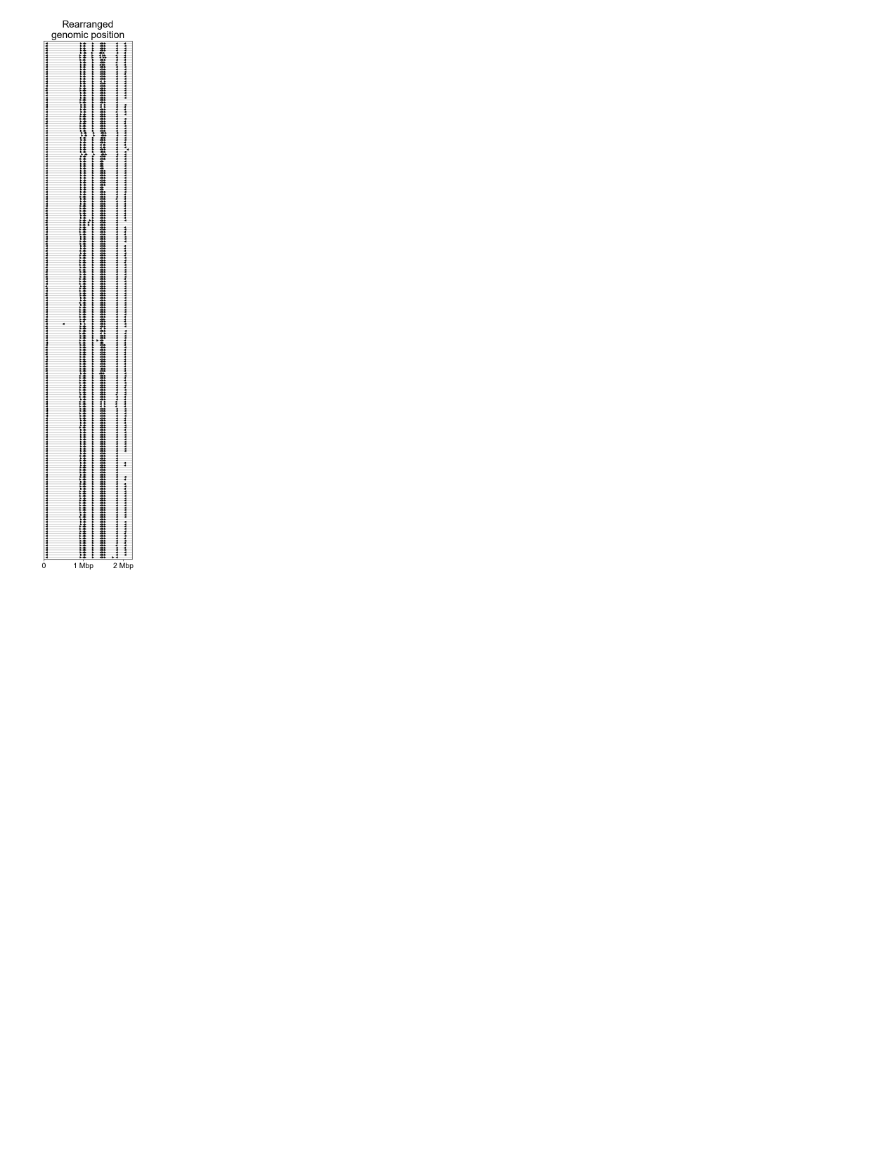
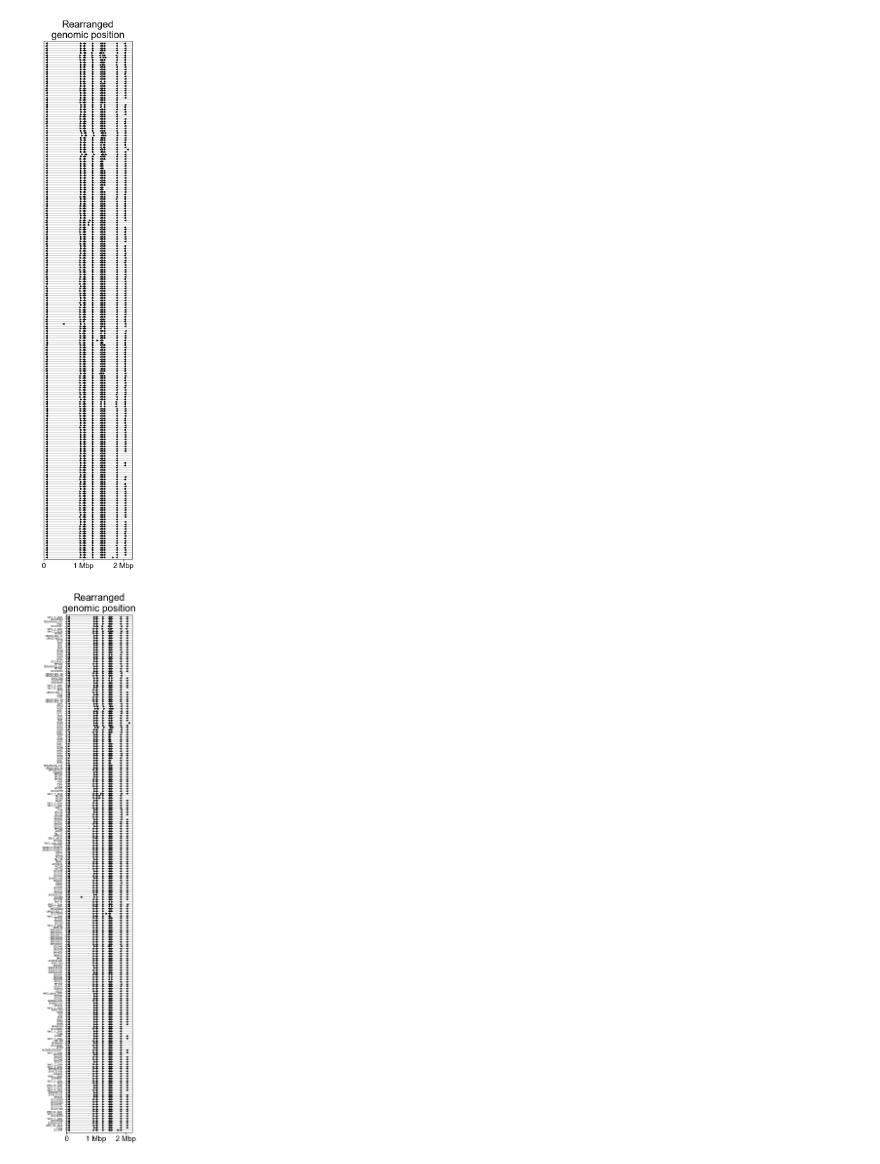
Before and after one commit to qinqin-yu/gonococcus_opa_diversity, a Jupyter notebook: opa_diversity_snakemake/workflow/notebooks/phylogeny_annotations.ipynb, the cells around one changed output. Saved outputs shown, nothing was run; the diff lists cells and outputs as text; code cells hidden in the pictures; blank space fills up the shorter version.

Commit message:
looking more closely at genomic rearrangements in closely related isolates

```diff
--- a/opa_diversity_snakemake/workflow/notebooks/phylogeny_annotations.ipynb
+++ b/opa_diversity_snakemake/workflow/notebooks/phylogeny_annotations.ipynb
@@ -92,3 +92,37 @@ plt.savefig('../../figures/loci/opa_location_reordered.pdf')
 plt.show()
 # %% [output]
 [figure]
+# %%
+# Plot rearranged genomic position including isolate names to investigate genomic rearrangements in closely related isolates
+i = 0
+colors = ['#5fb49c', '#4a5899']#['#ad6a6c', '#4a5899']
+plt.figure(figsize = (3, 16), frameon = False)
+yticks = []
+for strain in strain_order:
+    df = metadata[metadata['strain']==strain]
+    for strand, df2 in df.groupby('strand_flipped'):
+        plt.plot([0, 2.219*10**6], [i,i], color = 'lightgrey')
+        if strand == 1:
+            plt.scatter(df2['start_reordered_flipped'], [i]*len(df2), color = 'k', marker = '>', s = 10, zorder = 20, alpha = 1)
+        if strand == -1:
+            plt.scatter(df2['start_reordered_flipped'], [i]*len(df2), color = 'k', marker = '<', s = 10, zorder = 20, alpha = 1)
+    yticks.append(i)
+    i+=1
+# plus_patch = mpatches.Patch(color=colors[0], label='forward strand')
+# minus_patch = mpatches.Patch(color=colors[1], label='reverse strand')
+plt.xlim([0, 2.219*10**6])
+plt.ylim([-1, i])
+plt.xticks([0, 10**6, 2*10**6], ['0', '1 Mbp', '2 Mbp'], fontsize = 15)
+plt.yticks(ticks=yticks, labels=strain_order, fontsize = 5)
+# plt.yticks([])
+# plt.xlabel('Rearranged\ngenomic position', fontsize = 20)
+# plt.legend(handles=[plus_patch, minus_patch], loc = (1.01, 0.9), fontsize = 15)
+plt.title('Rearranged\ngenomic position', fontsize = 20)
+plt.gca().invert_yaxis()
+plt.tight_layout()
+
+plt.savefig('../../figures/loci/opa_location_reordered_with_names.png', dpi = 300)
+plt.savefig('../../figures/loci/opa_location_reordered_with_names.pdf')
+plt.show()
+# %% [output]
+[figure, added]
```
Also changed, not shown: parts of 1 cell of this notebook.
